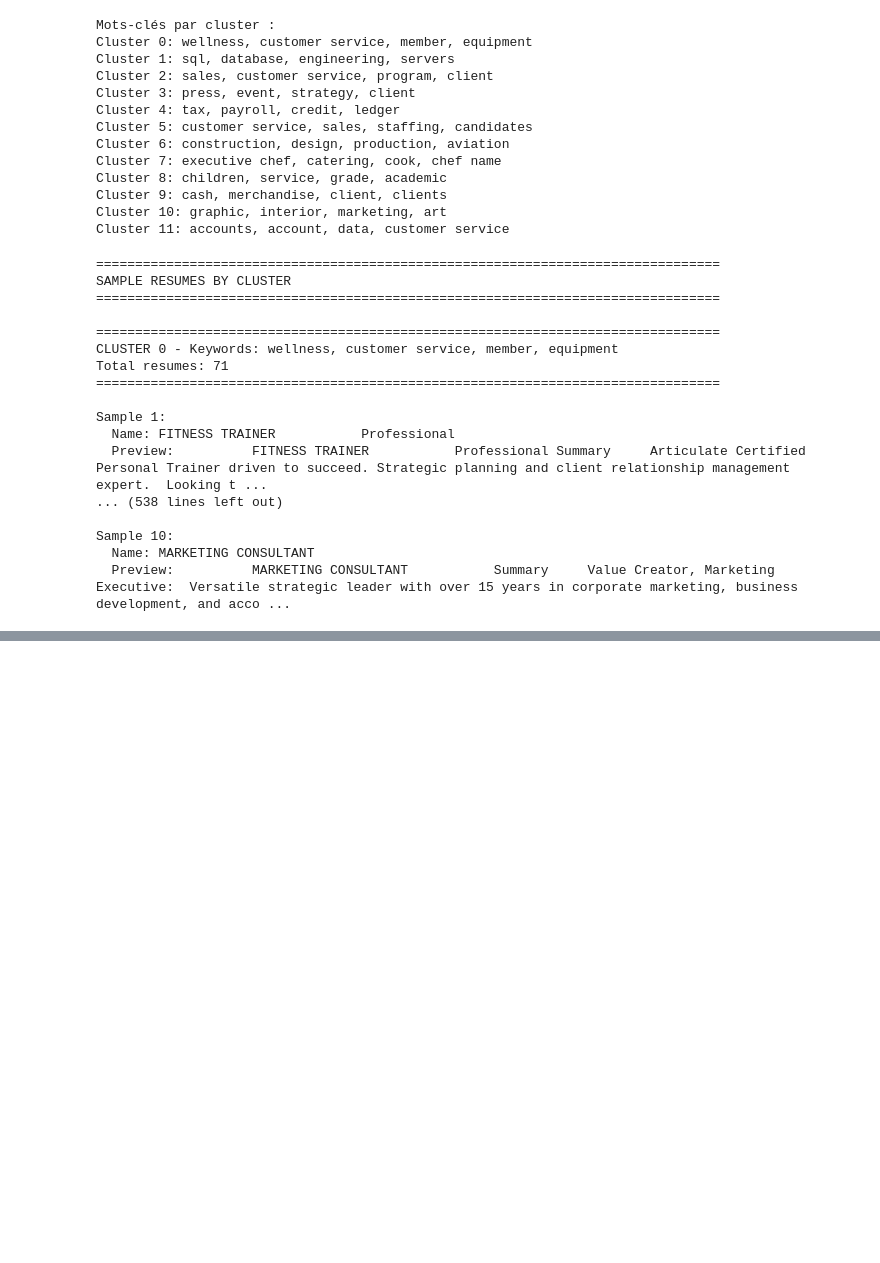
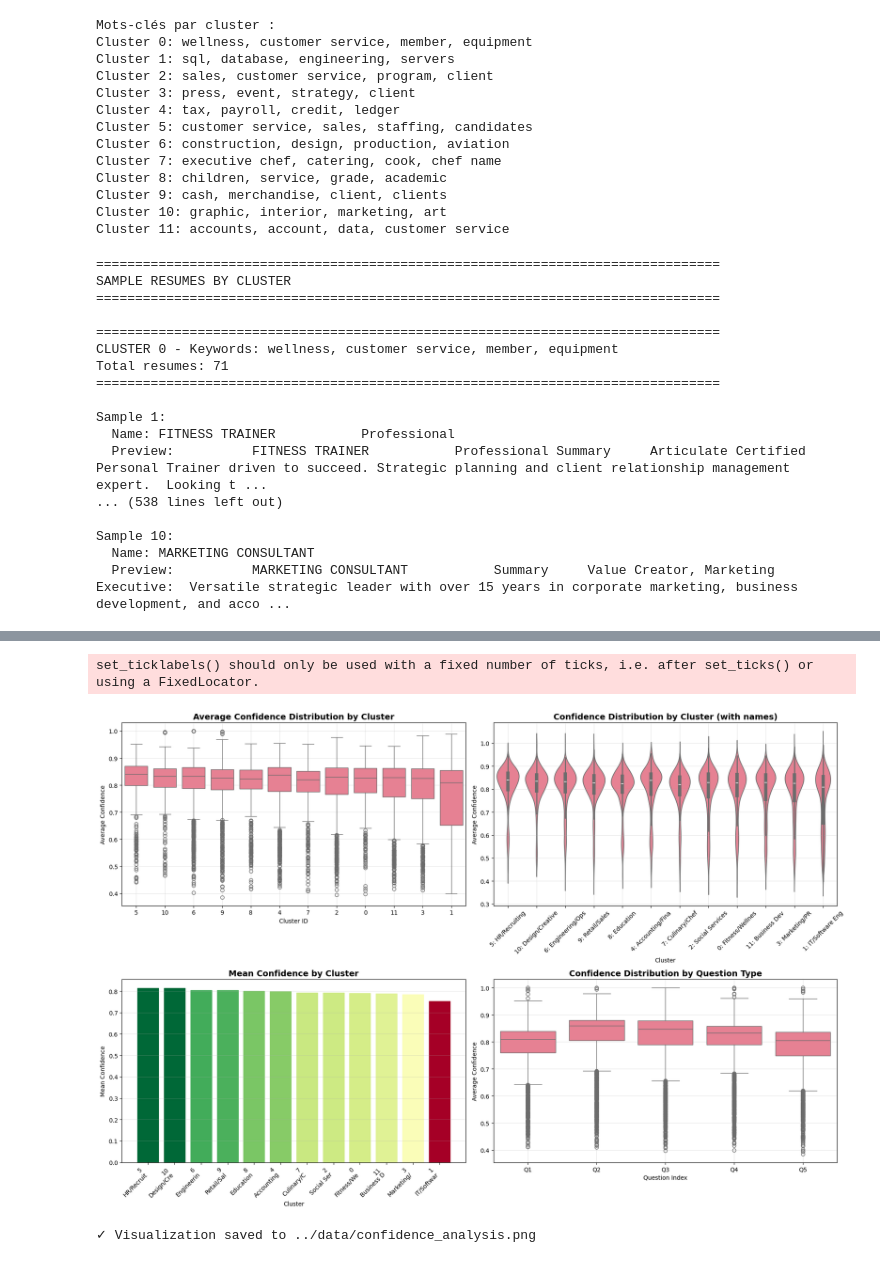
Before and after one commit to khaledbouabdallah/llm_grouping_loss_INRIA, a Jupyter notebook: notebooks/00_resumes_example.ipynb, the cells around one changed output, grey strips where cells are left out. Saved outputs shown, nothing was run; the diff lists cells and outputs as text; code cells hidden in the pictures; blank space fills up the shorter version.

```diff
--- a/notebooks/00_resumes_example.ipynb
+++ b/notebooks/00_resumes_example.ipynb
@@ -501,0 +653,10 @@ tokenizer = AutoTokenizer.from_pretrained(model_name)
+# %%
+# Convert results to DataFrame for easier analysis
+results_df = pd.DataFrame(results)
+
+# Display first few rows
+print("\nResults DataFrame:")
+print(results_df.head(10))
+print(f"\nShape: {results_df.shape}")
+print(f"\nColumns: {results_df.columns.tolist()}")
+print(f"\nData types:\n{results_df.dtypes}")
@@ -501,0 +750,69 @@ tokenizer = AutoTokenizer.from_pretrained(model_name)
+# %%
+# Visualize confidence distributions by cluster
+import matplotlib.pyplot as plt
+import seaborn as sns
+
+fig, axes = plt.subplots(2, 2, figsize=(18, 12))
+
+# 1. Box plot: Confidence by Cluster
+ax1 = axes[0, 0]
+cluster_order = results_df.groupby('cluster')['avg_confidence'].mean().sort_values(ascending=False).index
+sns.boxplot(data=results_df, x='cluster', y='avg_confidence', order=cluster_order, ax=ax1)
+ax1.set_title('Average Confidence Distribution by Cluster', fontsize=14, fontweight='bold')
+ax1.set_xlabel('Cluster ID')
+ax1.set_ylabel('Average Confidence')
+ax1.tick_params(axis='x', rotation=0)
+ax1.grid(True, alpha=0.3)
+
+# 2. Violin plot: Confidence by Cluster with cluster names
+ax2 = axes[0, 1]
+results_df_plot = results_df.copy()
+results_df_plot['cluster_label'] = results_df_plot.apply(
+    lambda row: f"{row['cluster']}: {cluster_names.get(row['cluster'], 'Unknown')[:15]}", axis=1
+)
+cluster_label_order = results_df_plot.groupby('cluster_label')['avg_confidence'].mean().sort_values(ascending=False).index
+sns.violinplot(data=results_df_plot, x='cluster_label', y='avg_confidence', order=cluster_label_order, ax=ax2)
+ax2.set_title('Confidence Distribution by Cluster (with names)', fontsize=14, fontweight='bold')
+ax2.set_xlabel('Cluster')
+ax2.set_ylabel('Average Confidence')
+ax2.tick_params(axis='x', rotation=45)
+ax2.grid(True, alpha=0.3)
+
+# 3. Bar plot: Mean Confidence by Cluster
+ax3 = axes[1, 0]
+cluster_means = results_df.groupby('cluster')['avg_confidence'].mean().sort_values(ascending=False)
+bars = ax3.bar(range(len(cluster_means)), cluster_means.values)
+ax3.set_xticks(range(len(cluster_means)))
+ax3.set_xticklabels([f"{c}\n{cluster_names[c][:10]}" for c in cluster_means.index], rotation=45, ha='right')
+ax3.set_title('Mean Confidence by Cluster', fontsize=14, fontweight='bold')
+ax3.set_xlabel('Cluster')
+ax3.set_ylabel('Mean Confidence')
+ax3.grid(True, alpha=0.3, axis='y')
+
+# Color bars by value
+colors = plt.cm.RdYlGn([(v - cluster_means.min()) / (cluster_means.max() - cluster_means.min())
+                         for v in cluster_means.values])
+for bar, color in zip(bars, colors):
+    bar.set_color(color)
+
+# 4. Box plot: Confidence by Question Type
+ax4 = axes[1, 1]
+results_df_plot['question_label'] = results_df_plot['question_idx'].map(
+    {i: f"Q{i+1}: {templates[i][:30]}..." for i in range(len(templates))}
+)
+sns.boxplot(data=results_df_plot, x='question_idx', y='avg_confidence', ax=ax4)
+ax4.set_title('Confidence Distribution by Question Type', fontsize=14, fontweight='bold')
+ax4.set_xlabel('Question Index')
+ax4.set_ylabel('Average Confidence')
+ax4.set_xticklabels([f"Q{i+1}" for i in range(len(templates))])
+ax4.grid(True, alpha=0.3)
+
+plt.tight_layout()
+plt.savefig('../data/confidence_analysis.png', dpi=300, bbox_inches='tight')
+plt.show()
+
+print("✓ Visualization saved to ../data/confidence_analysis.png")
+# %% [output]
+set_ticklabels() should only be used with a fixed number of ticks, i.e. after set_ticks() or using a FixedLocator.
+[figure, added]
+✓ Visualization saved to ../data/confidence_analysis.png
```
Also changed, not shown: parts of 24 cells of this notebook, 15 other files.
